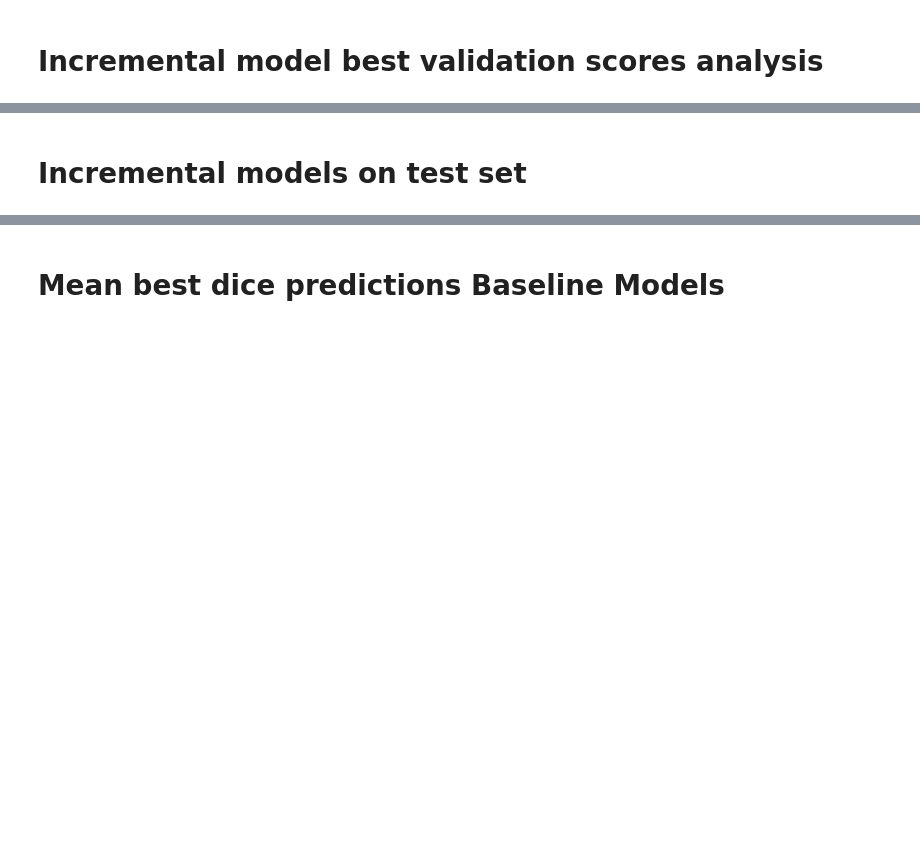
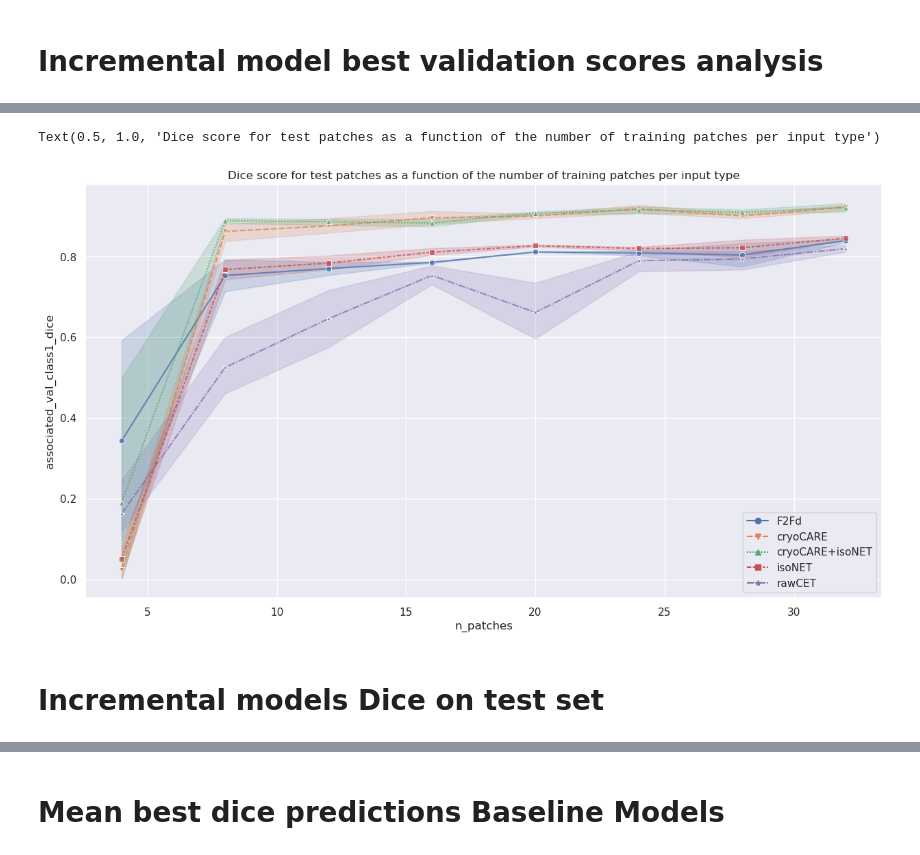
Before and after one commit to Fickincool/master-thesis, a Jupyter notebook: Notebooks/7.00_tomoSegmentPipeline/7.02_analyze_incremental_models.ipynb, the cells around one changed output, grey strips where cells are left out. Saved outputs shown, nothing was run; the diff lists cells and outputs as text; code cells hidden in the pictures; blank space fills up the shorter version.

```diff
--- a/Notebooks/7.00_tomoSegmentPipeline/7.02_analyze_incremental_models.ipynb
+++ b/Notebooks/7.00_tomoSegmentPipeline/7.02_analyze_incremental_models.ipynb
@@ -185,5 +182,13 @@ Text(0.5, 1.0, 'Dice score for validation patches as a function of the number of
+# %%
+plt.figure(dpi=100)
+sns.lineplot(x='n_patches', y='associated_val_class1_dice', hue='input_type', data=df_incremental, style='input_type', markers=markers, alpha=0.8)
+plt.legend(loc='lower right')
+plt.title('Dice score for test patches as a function of the number of training patches per input type')
+# %% [output]
+Text(0.5, 1.0, 'Dice score for test patches as a function of the number of training patches per input type')
+[figure, added]
 # %% [markdown]
-# Incremental models on test set
+# Incremental models Dice on test set
 # %%
 from tomoSegmentPipeline.showcaseResults import *
 import yaml
```
Also changed, not shown: parts of 22 cells of this notebook.
